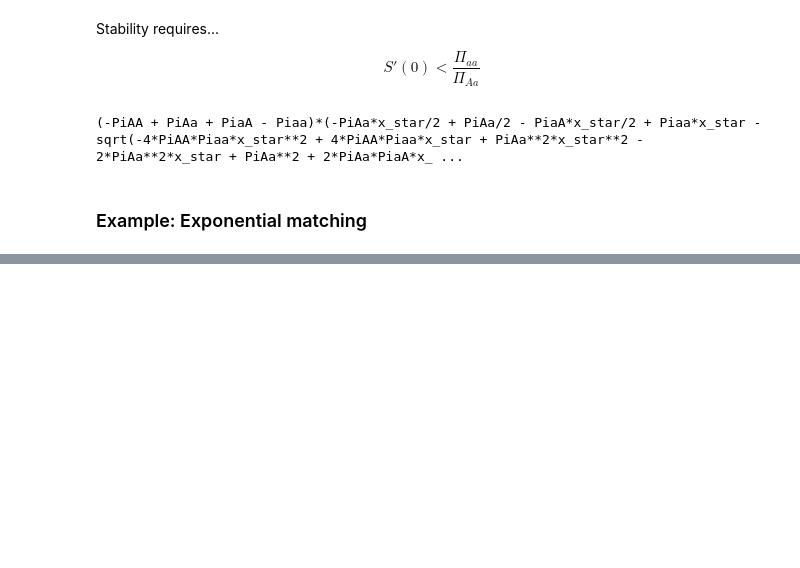
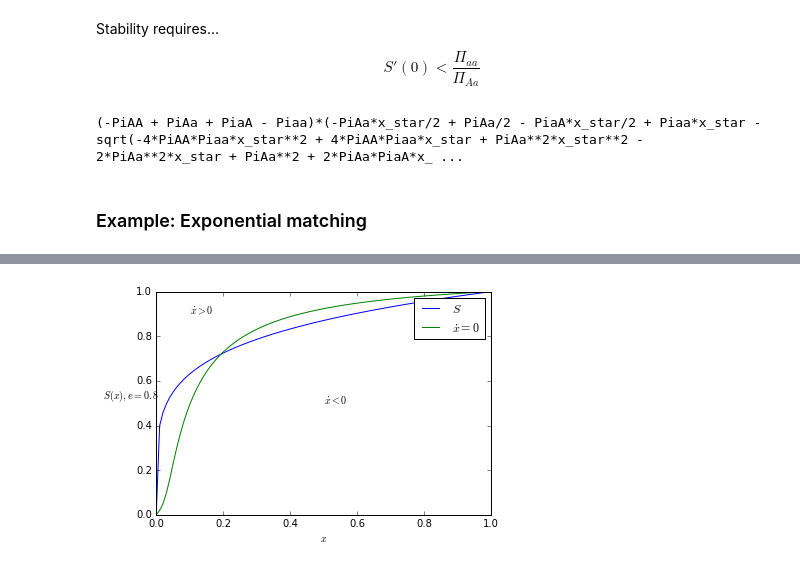
Before and after one commit to davidrpugh/population-ecology-approach, a Jupyter notebook: src/1X2X.ipynb, the cells around one changed output, grey strips where cells are left out. Saved outputs shown, nothing was run; the diff lists cells and outputs as text; code cells hidden in the pictures; blank space fills up the shorter version.

```diff
--- a/src/1X2X.ipynb
+++ b/src/1X2X.ipynb
@@ -230,0 +232,21 @@ plt.show()
+# %%
+def S_tilde(x_star, PiaA, PiAA, Piaa, PiAa):
+    return (-PiAa*x_star/2 + PiAa/2 - PiaA*x_star/2 + Piaa*x_star - np.sqrt(-4*PiAA*Piaa*x_star**2 + 4*PiAA*Piaa*x_star + PiAa**2*x_star**2 - 2*PiAa**2*x_star + PiAa**2 + 2*PiAa*PiaA*x_star**2 - 2*PiAa*PiaA*x_star + PiaA**2*x_star**2)/2)/(PiAA*x_star - PiAA - PiAa*x_star + PiAa - PiaA*x_star + Piaa*x_star)
+# %%
+ts = np.linspace(0, 100, 100)
+xs = np.linspace(0, 1, 100)
+params = {'PiaA': 50, 'PiAA': 4, 'Piaa': 3, 'PiAa': 2}
+
+plt.plot(xs, exponential_matching(xs), label='$S$')
+plt.plot(xs, S_tilde(xs, **params), label='$\dot{x}=0$')
+
+plt.axhline(y=0, linestyle='dashed', color='k')
+plt.ylabel(r'$S(x), e=0.8$', rotation='horizontal')
+plt.xlabel(r'$x$')
+plt.text(0.5, 0.5, s=r'$\dot{x}<0$')
+plt.text(0.1, 0.9, s=r'$\dot{x}>0$')
+
+plt.legend()
+plt.show()
+# %% [output]
+[figure, added]
```
Also changed, not shown: parts of 3 cells of this notebook.
